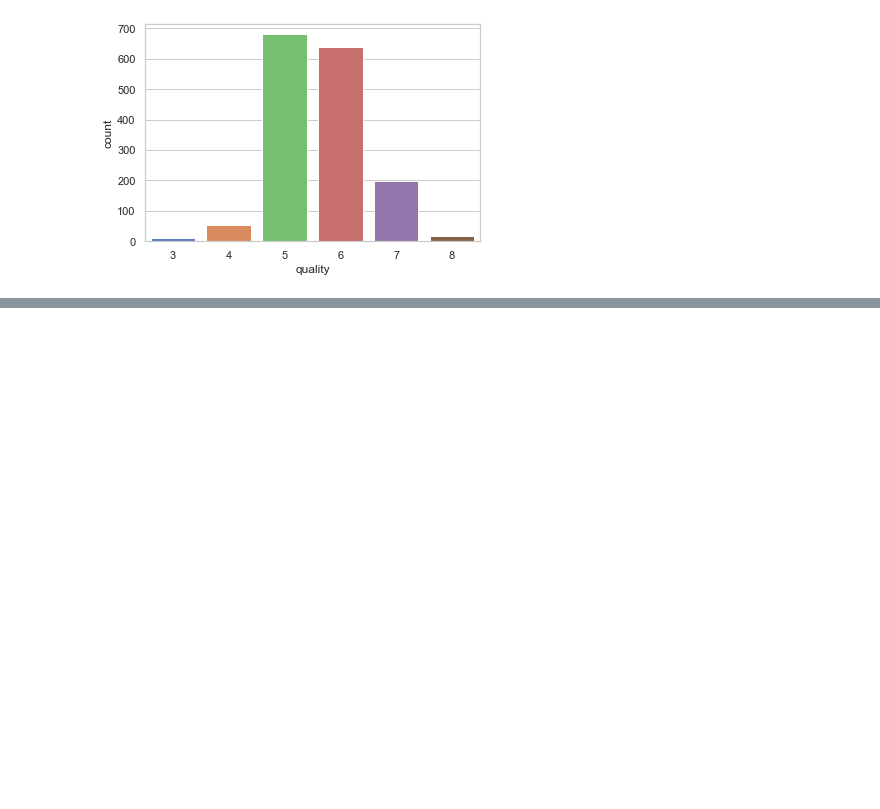
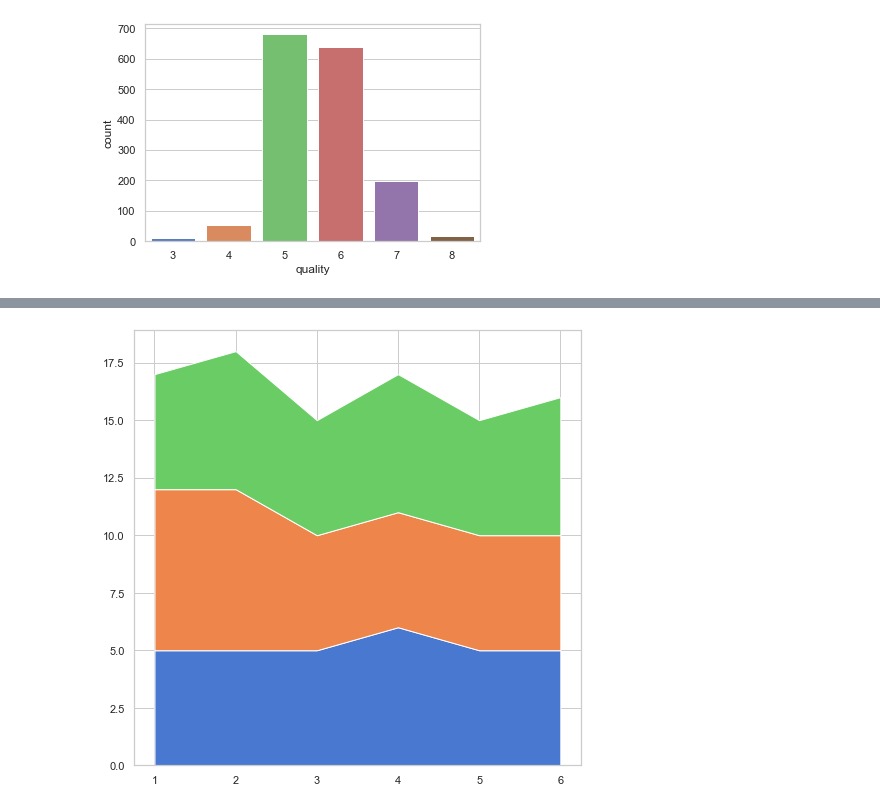
Before and after one commit to singhaniket1370/dataviz-master, a Jupyter notebook: DV assessment 1.ipynb, the cells around one changed output, grey strips where cells are left out. Saved outputs shown, nothing was run; the diff lists cells and outputs as text; code cells hidden in the pictures; blank space fills up the shorter version.

Commit message:
all 16 plots done

```diff
--- a/DV assessment 1.ipynb
+++ b/DV assessment 1.ipynb
@@ -136,19 +175,21 @@ plt.show()
 # %%
 fig,ax1 = plt.subplots(figsize = (8,8))
 intQuality = []
 intDensity = []
 for value in quality:
-    intQuality.append(int(value))
+    intQuality.append(float(value))
 for value in density:
-    intDensity.append(int(value))
+    intDensity.append(float(value))
 
 
 ax1.stackplot(index[0:6],intQuality[0:6],intQuality[7:13],intQuality[30:36]);
 # print(index)
 # print(intQuality)
 
 
 plt.show()
+# %% [output]
+[figure, added]
 # %%
 fig , ax = plt.subplots(figsize=  (10,10))
 
```
Also changed, not shown: parts of 16 cells of this notebook, 1 other file.
